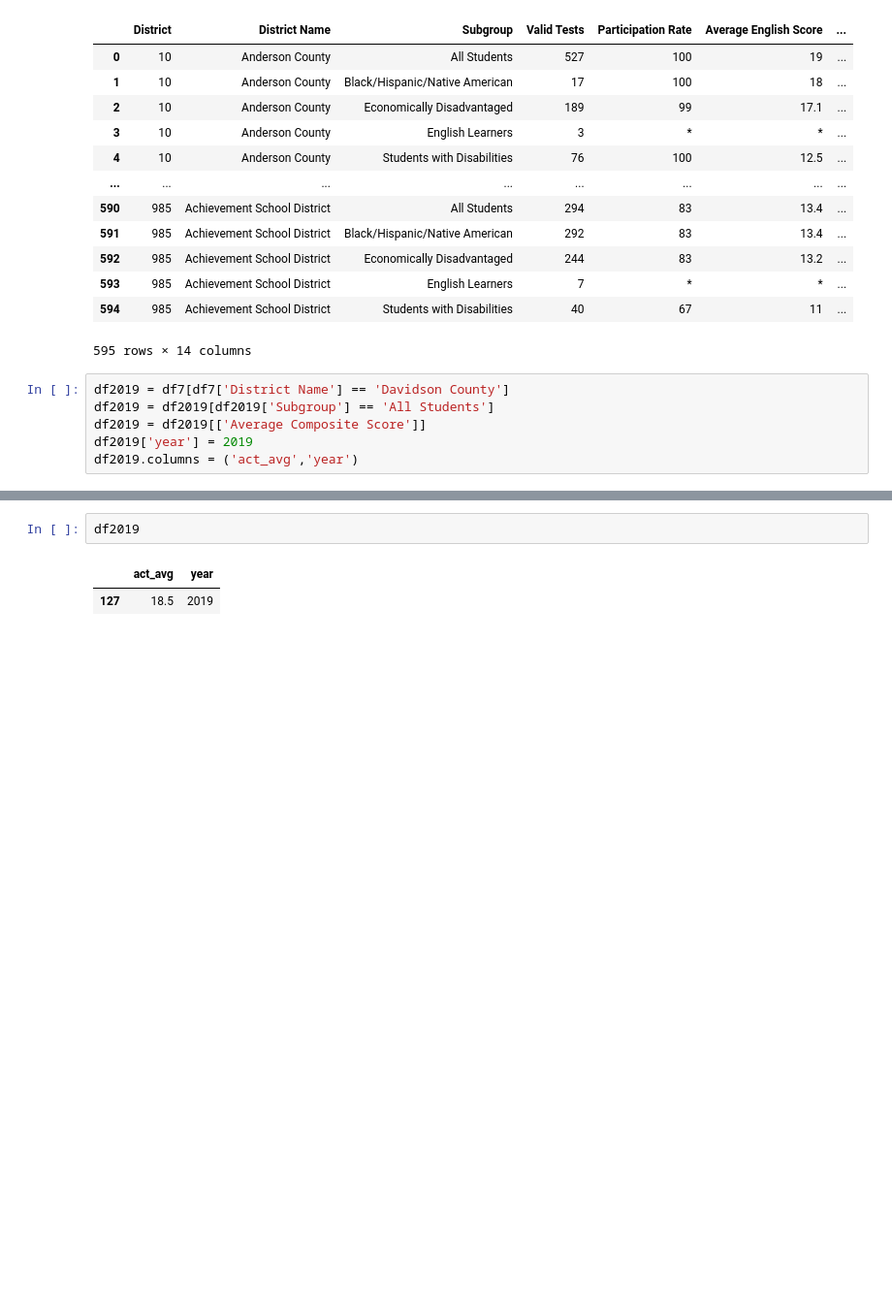
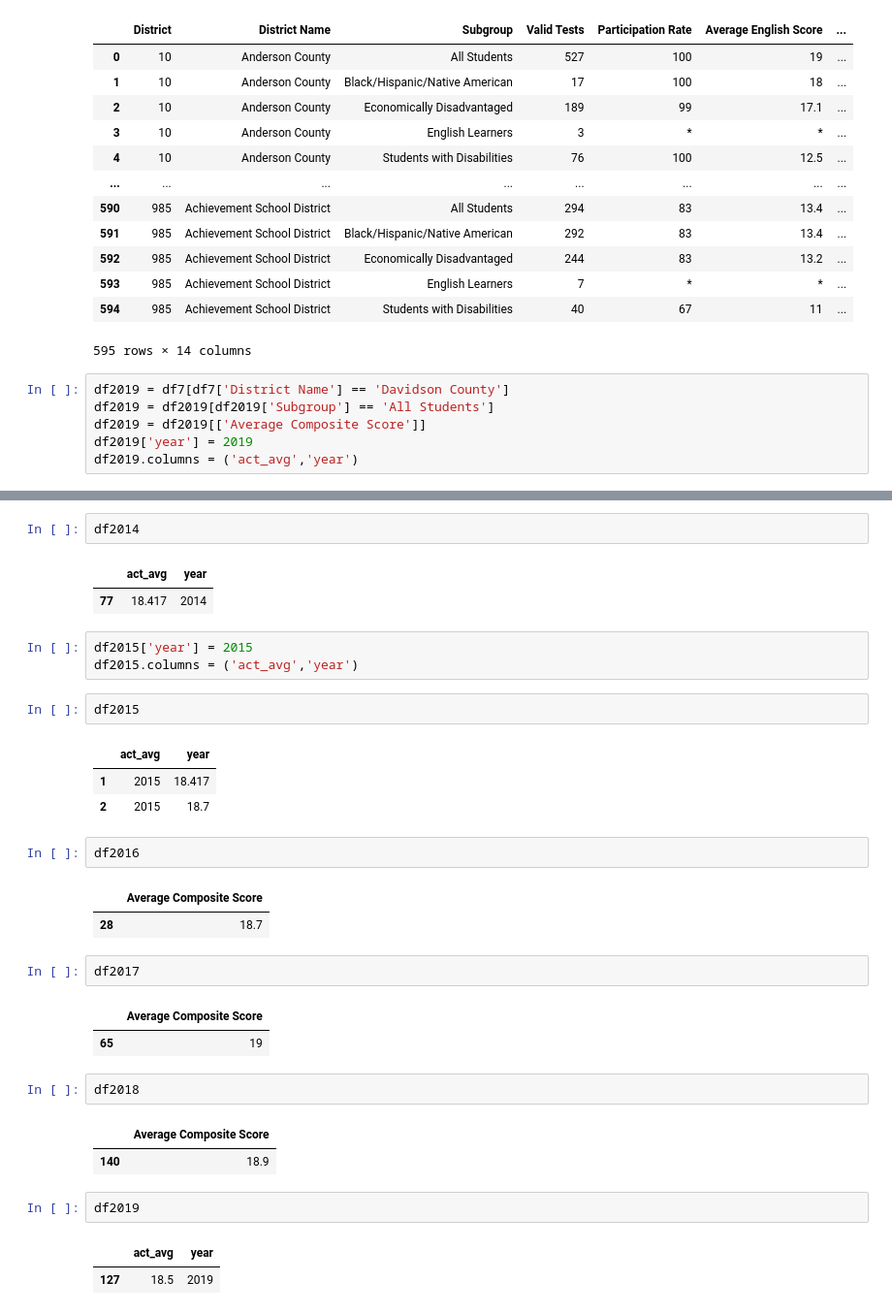
Before and after one commit to jwhankins177/capstone-budget-impact-jupyternb-python, a Jupyter notebook: notebooks/test_scores.ipynb, the cells around one changed output, grey strips where cells are left out. Shown at 97% size. Saved outputs shown, nothing was run; the diff lists cells and outputs as text; blank space fills up the shorter version.

```diff
--- a/notebooks/test_scores.ipynb
+++ b/notebooks/test_scores.ipynb
@@ -205,3 +230,32 @@ df2019.columns = ('act_avg','year')
+# %%
+df2014
+# %% [output]
+|  | act_avg | year |
+| 77 | 18.417 | 2014 |
+# %%
+df2015['year'] = 2015
+df2015.columns = ('act_avg','year')
+# %%
+df2015
+# %% [output]
+|  | act_avg | year |
+| 1 | 2015 | 18.417 |
+| 2 | 2015 | 18.7 |
+# %%
+df2016
+# %% [output]
+|  | Average Composite Score |
+| 28 | 18.7 |
+# %%
+df2017
+# %% [output]
+|  | Average Composite Score |
+| 65 | 19 |
+# %%
+df2018
+# %% [output]
+|  | Average Composite Score |
+| 140 | 18.9 |
 # %%
 df2019
 # %% [output]
```
Also changed, not shown: parts of 5 cells of this notebook.
